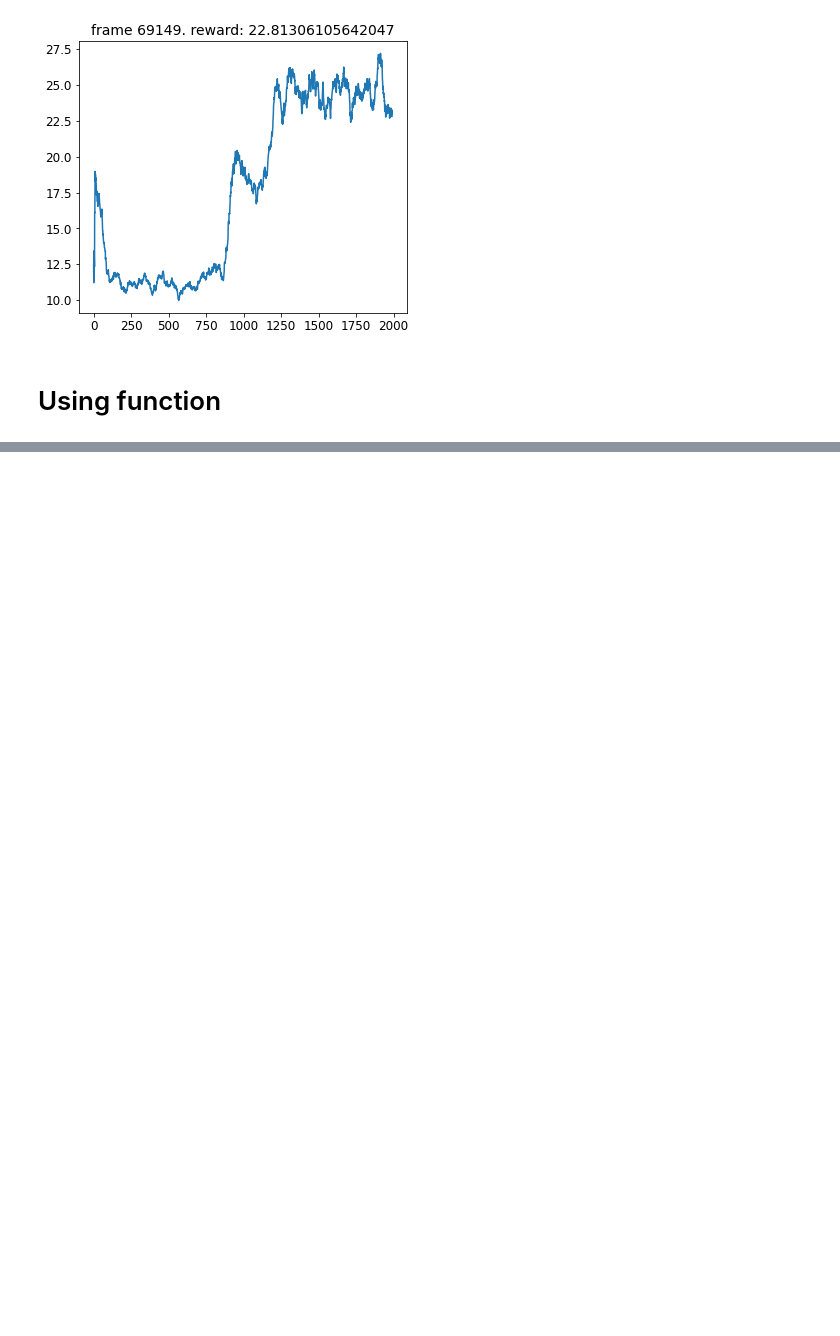
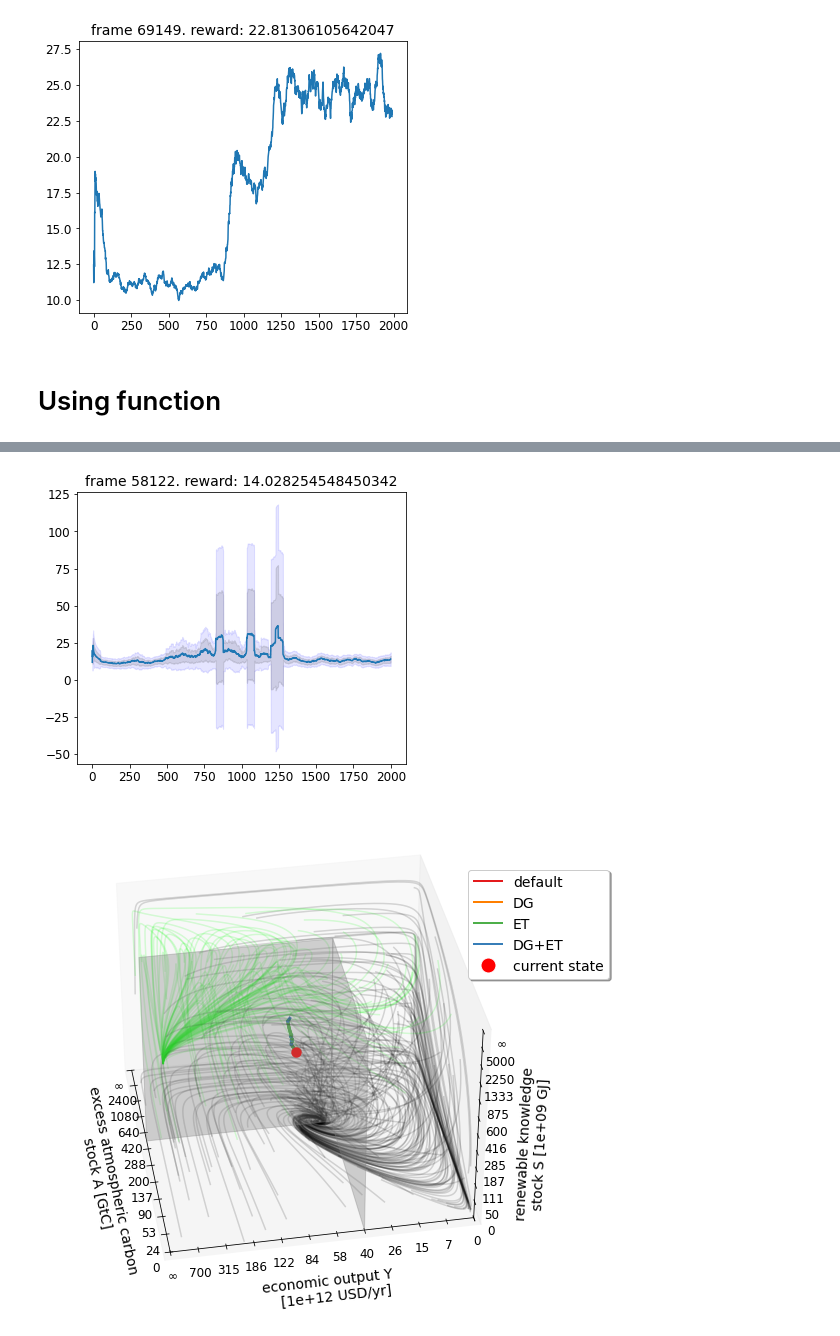
Before and after one commit to TheodoreWolf/climate_policy_rl, a Jupyter notebook: classes/AYS_testing.ipynb, the cells around one changed output, grey strips where cells are left out. Cells and saved outputs as stored; diff of their text form; code cells hidden in the pictures; blank space fills up the shorter version.

```diff
--- a/classes/AYS_testing.ipynb
+++ b/classes/AYS_testing.ipynb
@@ -155,0 +161,8 @@ experiment.learning_loop_online("A2C", notebook=True, plotting=False)
+# %%
+reload(lc)
+experiment = lc.learning(wandb_save=False, max_frames=1e5, reward_type="PB")
+experiment.set_agent("A2Csplit", epsilon=0.001, lr=0.0003, tau=1e5)
+rewards2 = experiment.learning_loop_online("A2Csplit", notebook=True, plotting=True)
+# %% [output]
+[figure, added]
+[figure, added]
```
Also changed, not shown: parts of 13 cells of this notebook, 7 other files.
